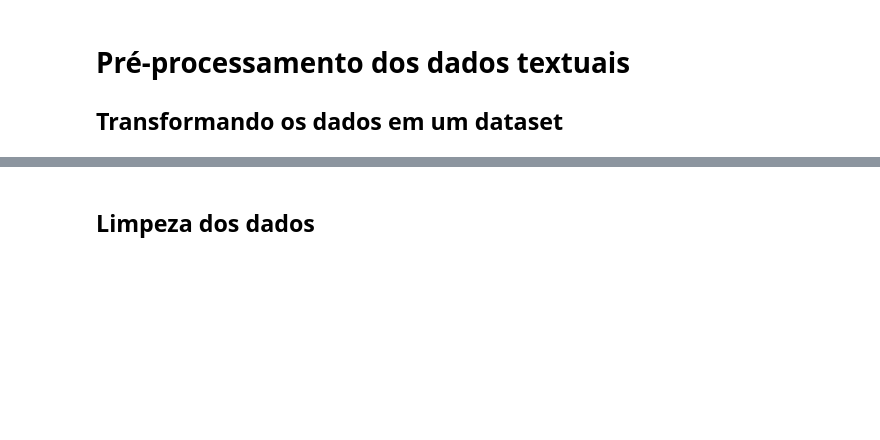
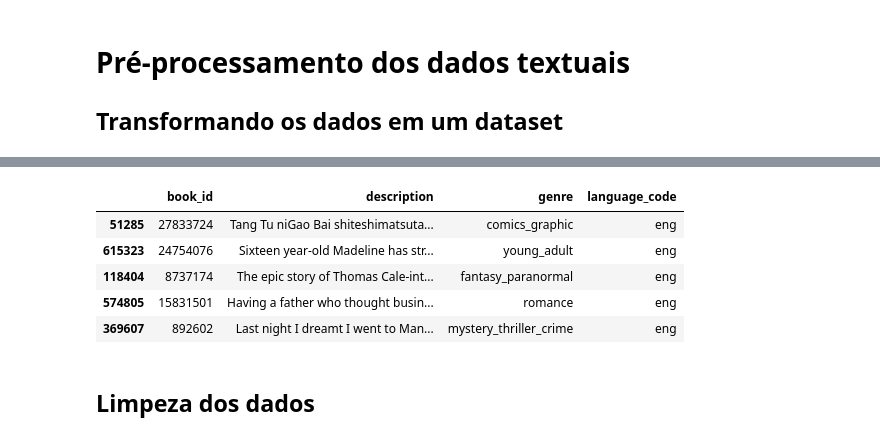
Before and after one commit to VitorBonella/NLP-Unsupervised-Learning, a Jupyter notebook: TrabalhoPratico-CienciaDeDados-IgorVarejão-VitorBonella.ipynb, the cells around one changed output, grey strips where cells are left out. Drawn from its saved outputs; the diff is of its cells as text; code cells hidden in the pictures; blank space fills up the shorter version.

```diff
--- a/TrabalhoPratico-CienciaDeDados-IgorVarejão-VitorBonella.ipynb
+++ b/TrabalhoPratico-CienciaDeDados-IgorVarejão-VitorBonella.ipynb
@@ -28,8 +10,16 @@ Requirement already satisfied: threadpoolctl>=2.0.0 in ./datascience_env/lib/pyt
 # %%
 import pandas as pd
 df_base = pd.read_json('goodreads_books.json')
-df_mini = df_base.sample(n=1000, random_state=1)
+n_samples = 4000
+df_mini = df_base.sample(n=n_samples, random_state=1)
 df_mini.head()
+# %% [output]
+|  | book_id | description | genre | language_code |
+| 51285 | 27833724 | Tang Tu niGao Bai shiteshimatsuta... | comics_graphic | eng |
+| 615323 | 24754076 | Sixteen year-old Madeline has str... | young_adult | eng |
+| 118404 | 8737174 | The epic story of Thomas Cale-int... | fantasy_paranormal | eng |
+| 574805 | 15831501 | Having a father who thought busin... | romance | eng |
+| 369607 | 892602 | Last night I dreamt I went to Man... | mystery_thriller_crime | eng |
 # %% [markdown]
 ## Limpeza dos dados
 # %%
```
Also changed, not shown: parts of 10 cells of this notebook.
